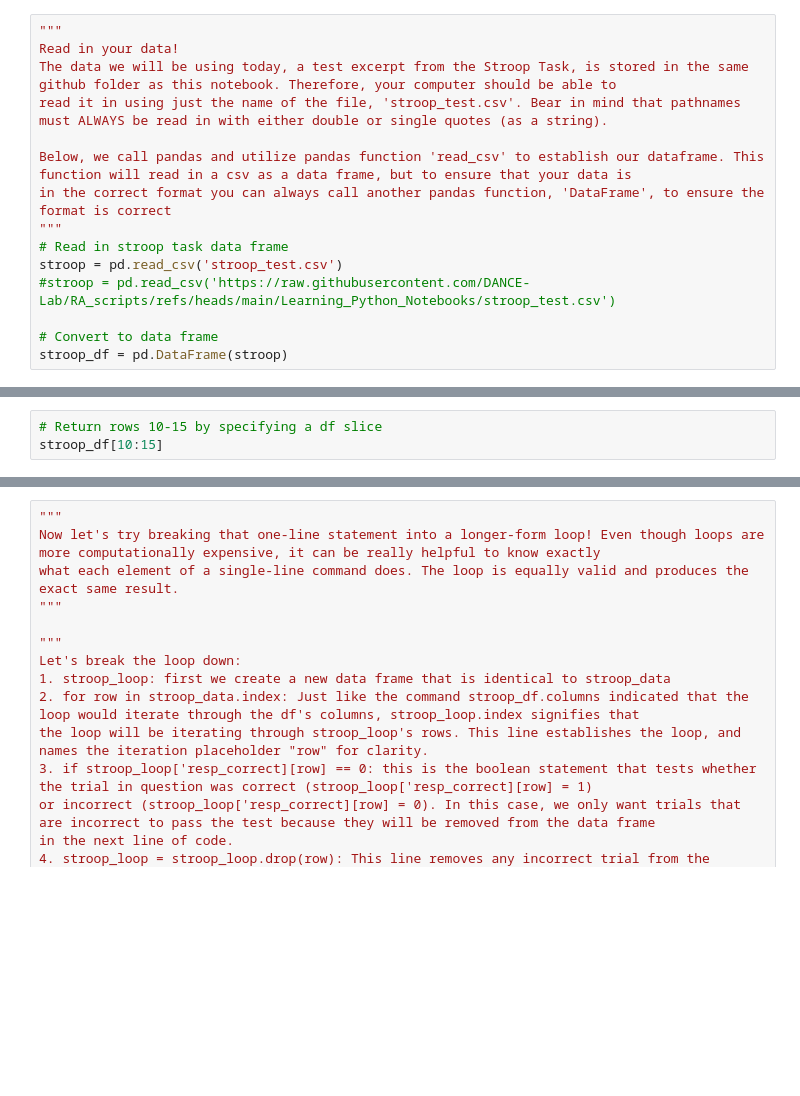
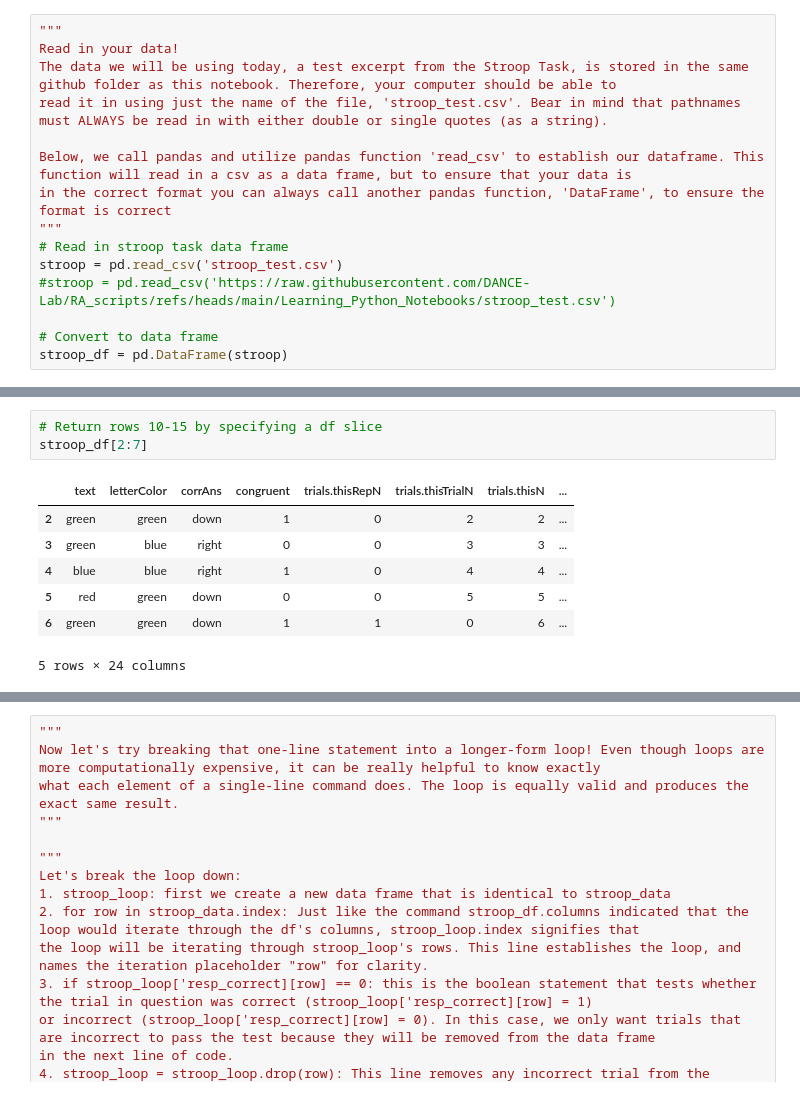
Before and after one commit to DANCE-Lab/RA_scripts, a Jupyter notebook: Learning_Python_Notebooks/Data_Wrangling_key.ipynb, the cells around one changed output, grey strips where cells are left out. Cells and saved outputs as stored; diff of their text form; blank space fills up the shorter version.

```diff
--- a/Learning_Python_Notebooks/Data_Wrangling_key.ipynb
+++ b/Learning_Python_Notebooks/Data_Wrangling_key.ipynb
@@ -34,6 +42,14 @@ stroop_df.head()
 # %%
 # Return rows 10-15 by specifying a df slice
-stroop_df[10:15]
+stroop_df[2:7]
+# %% [output]
+|  | text | letterColor | corrAns | congruent | trials.thisRepN | trials.thisTrialN | trials.thisN | ... |
+| 2 | green | green | down | 1 | 0 | 2 | 2 | ... |
+| 3 | green | blue | right | 0 | 0 | 3 | 3 | ... |
+| 4 | blue | blue | right | 1 | 0 | 4 | 4 | ... |
+| 5 | red | green | down | 0 | 0 | 5 | 5 | ... |
+| 6 | green | green | down | 1 | 1 | 0 | 6 | ... |
+5 rows × 24 columns
 # %%
 """
 Now we know that this data frame has 30 rows (numbered 0-29). A glance at the head, middle, and tail shows us that this is one session of the stroop task, completed by a single
```
Also changed, not shown: parts of 13 cells of this notebook, 1 other file.
